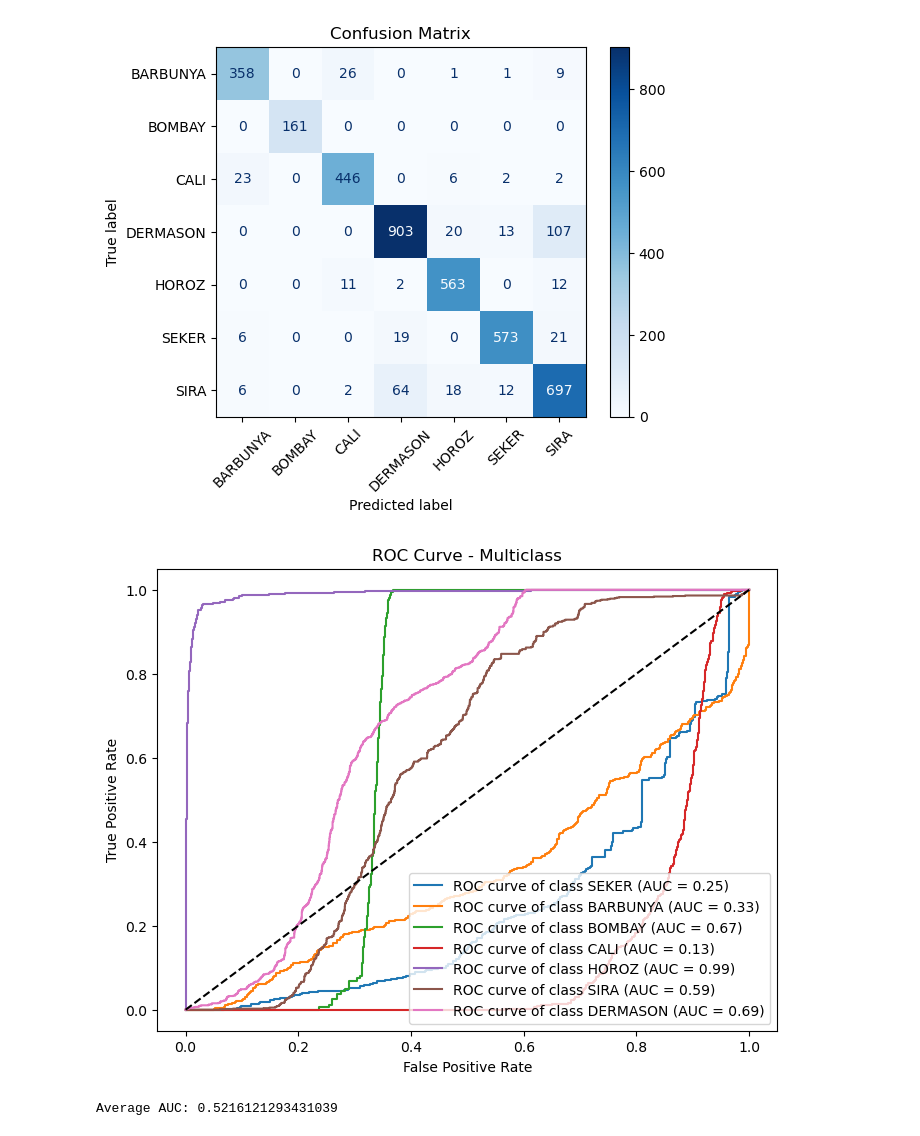
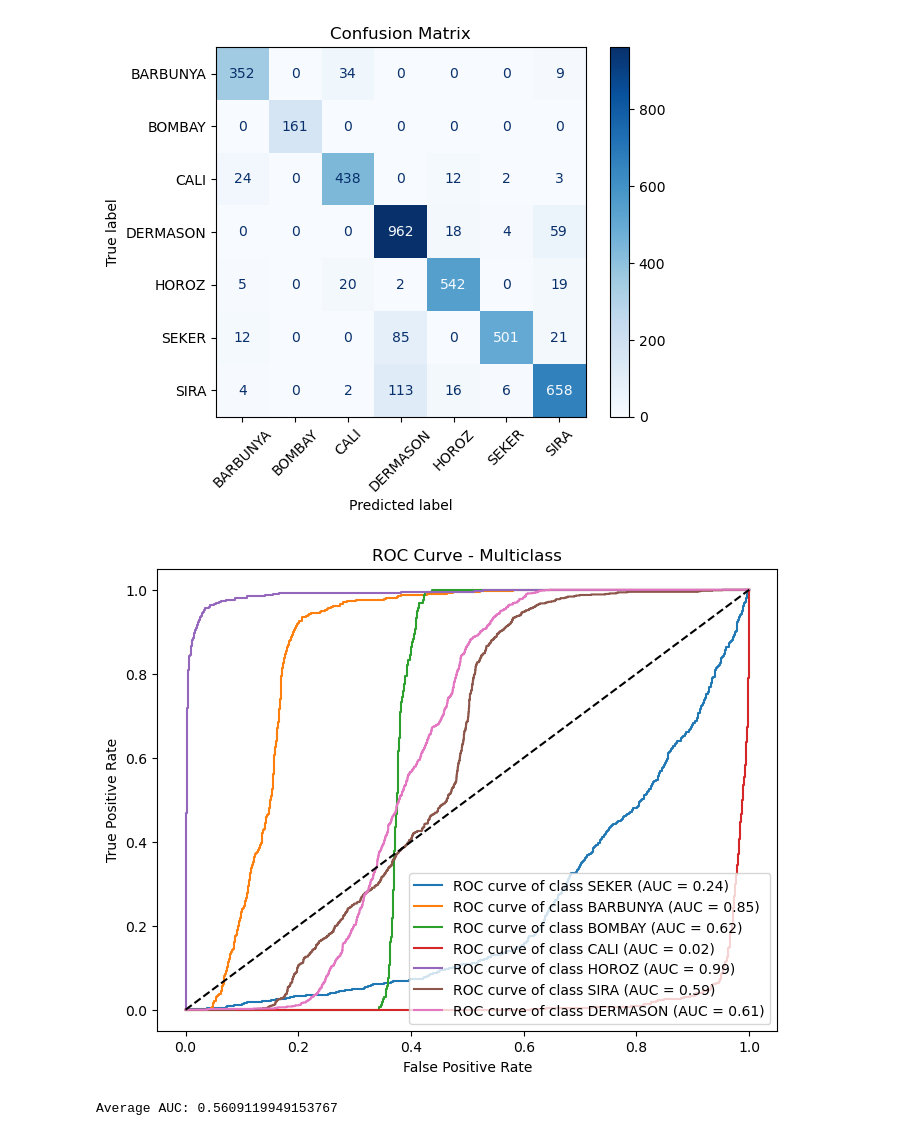
Before and after one commit to angelshen55/Machine_learning-project, a Jupyter notebook: adaboost.ipynb, the cells around one changed output. Cells and saved outputs as stored; diff of their text form; code cells hidden in the pictures.

```diff
--- a/adaboost.ipynb
+++ b/adaboost.ipynb
@@ -6,6 +6,8 @@ from sklearn.model_selection import train_test_split
 from sklearn.ensemble import AdaBoostClassifier
 from sklearn.metrics import accuracy_score, classification_report
 from sklearn.preprocessing import StandardScaler
+from imblearn.over_sampling import SMOTE
+from collections import Counter
 
 # Load the dataset
 data = pd.read_csv("Dry_Bean_Dataset.csv")
@@ -13,13 +15,24 @@ data = pd.read_csv("Dry_Bean_Dataset.csv")
 # Assume that all columns except "Class" are features
 X = data.drop('Class', axis=1)
 y = data['Class']
+# scale the data
+scaler = StandardScaler()
+X = scaler.fit_transform(X)
 
-# Split data into training and testing sets (80% train, 20% test)
+
+
+# Split data into training and testing sets (70% train, 30% test)
 X_train, X_test, y_train, y_test = train_test_split(X, y, test_size=0.3, random_state=42)
 
-scaler = StandardScaler()
-X_train = pd.DataFrame(scaler.fit_transform(X_train), columns=X_train.columns, index=X_train.index)
-X_test = pd.DataFrame(scaler.transform(X_test), columns=X_test.columns, index=X_test.index)
+orig_counts = Counter(y_train)
+print("Original train class distribution:", orig_counts)
+
+
+
+ = SMOTE(sampling_strategy='not majority', k_neighbors=5, random_state=42)
+X_train, y_train = smote.fit_resample(X_train, y_train)
+
+
 
 
 ada=AdaBoostClassifier( random_state=42)
@@ -202,7 +216,7 @@ ada_custom = AdaBoostClassifier(
     base_estimator=DecisionTreeClassifier(max_depth=3),
     n_estimators=200,
     learning_rate=0.5,
-    algorithm='SAMME',
+    algorithm='SAMME.R',
     random_state=42
 )
 ada_custom.fit(X_train, y_train)
@@ -278,3 +292,3 @@ weighted avg       0.88      0.88      0.88      4084
-[figure, old version]
+[figure, new version]
-[figure, old version]
+[figure, new version]
-Average AUC: 0.5216121293431039
+Average AUC: 0.5609119949153767
```
Also changed, not shown: parts of 3 cells of this notebook, 7 other files.
